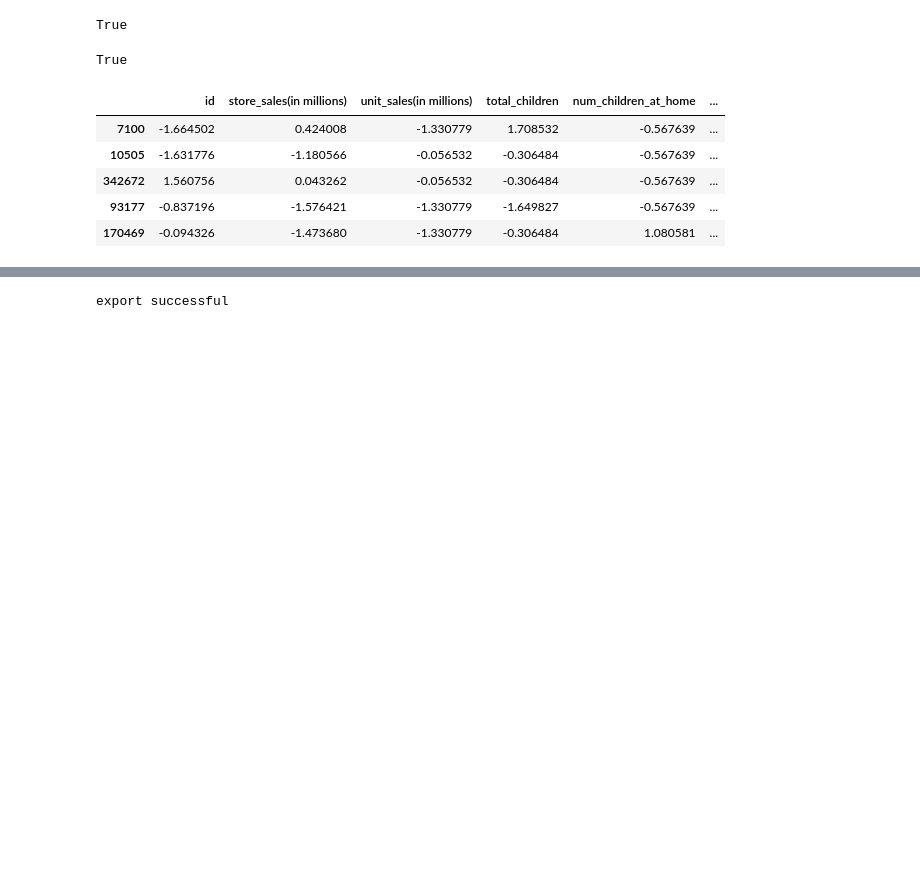
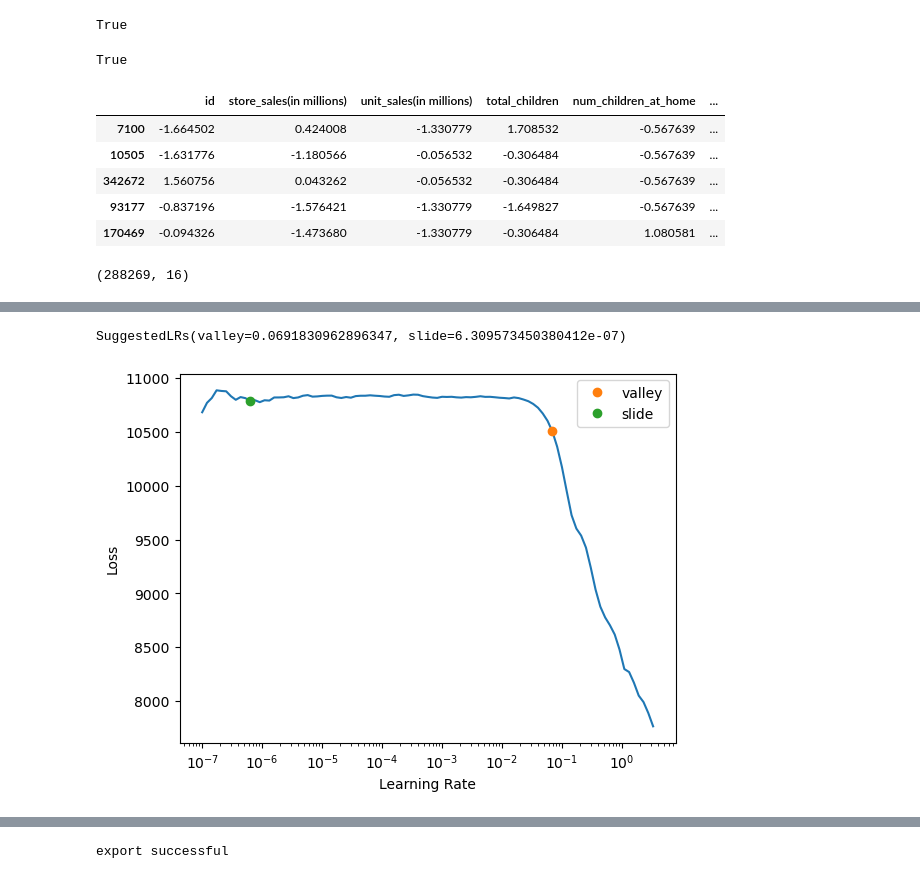
Before and after one commit to peterbull/s03e11_media, a Jupyter notebook: media_campaign_cost.ipynb, the cells around one changed output, grey strips where cells are left out. Saved outputs shown, nothing was run; the diff lists cells and outputs as text; code cells hidden in the pictures; blank space fills up the shorter version.

```diff
--- a/media_campaign_cost.ipynb
+++ b/media_campaign_cost.ipynb
@@ -88,3 +88,16 @@ to.train.xs.head()
 | 342672 | 1.560756 | 0.043262 | -0.056532 | -0.306484 | -0.567639 | ... |
 | 93177 | -0.837196 | -1.576421 | -1.330779 | -1.649827 | -0.567639 | ... |
 | 170469 | -0.094326 | -1.473680 | -1.330779 | -0.306484 | 1.080581 | ... |
+# %%
+to.train.xs.shape
+# %% [output]
+(288269, 16)
+# %%
+#| export
+dls = to.dataloaders(bs=1024)
+# %%
+#| export
+learn = tabular_learner(dls, layers=[200,100], metrics=rmse)
+# %%
+learn.lr_find(suggest_funcs=(valley,slide))
+# %% [output]
@@ -90,0 +105,2 @@ to.train.xs.head()
+SuggestedLRs(valley=0.0691830962896347, slide=6.309573450380412e-07)
+[figure, added]
```
Also changed, not shown: parts of 14 cells of this notebook, 1 other file.
